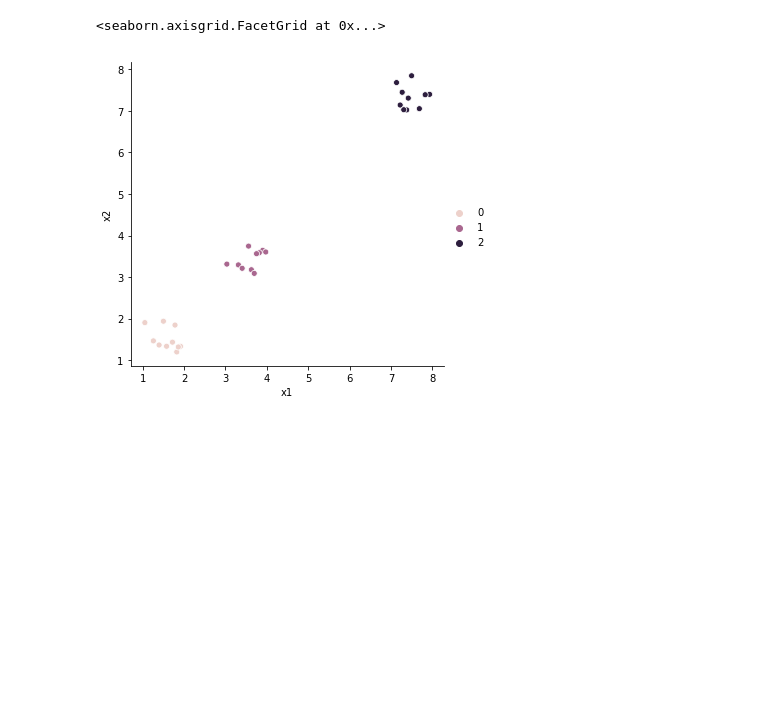
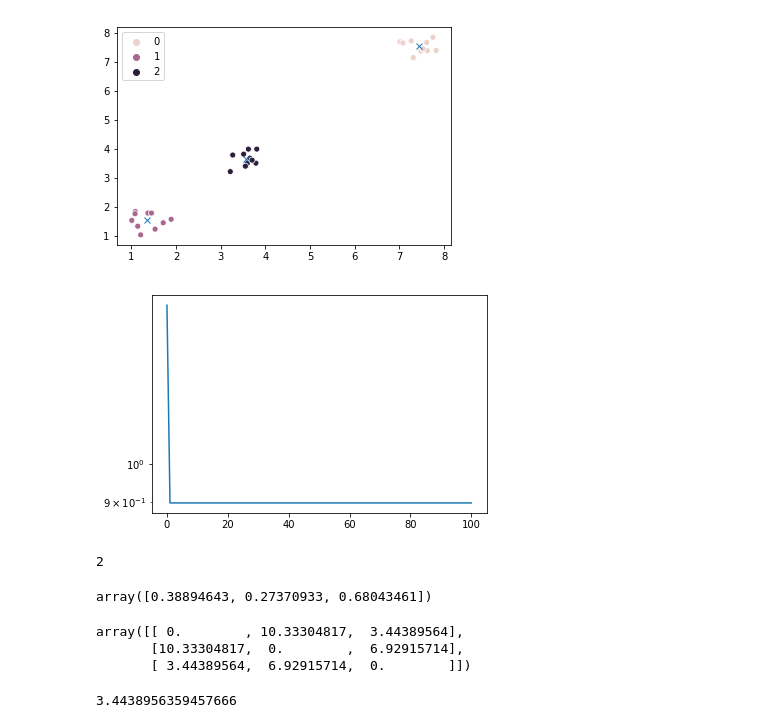
Before and after one commit to piovere/cs528p2, a Jupyter notebook: notebooks/scratch/05-jpowersl-Test_KMeans_class.ipynb, the cells around one changed output. Drawn from its saved outputs; the diff is of its cells as text; code cells hidden in the pictures; blank space fills up the shorter version.

```diff
--- a/notebooks/scratch/05-jpowersl-Test_KMeans_class.ipynb
+++ b/notebooks/scratch/05-jpowersl-Test_KMeans_class.ipynb
@@ -57,5 +67,28 @@ km100.error_
-# %%
-sns.relplot(x="x1", y="x2", data=df, hue=km100.predict(df.values))
-# %% [output]
-<seaborn.axisgrid.FacetGrid at 0x...>
-[figure, removed]
+# %%
+km100.plot_km(df.values)
+plt.savefig("test.png", dpi=1000)
+# %% [output]
+[figure, added]
+# %%
+plt.plot(km100.error_vs_conv_)
+plt.yscale('log')
+# %% [output]
+[figure, added]
+# %%
+km.conv_count_
+# %% [output]
+2
+# %%
+km.intracluster_distance(df.values)
+# %% [output]
+array([0.38894643, 0.27370933, 0.68043461])
+# %%
+km.intercluster_distance()
+# %% [output]
+array([[ 0.        , 10.33304817,  3.44389564],
+       [10.33304817,  0.        ,  6.92915714],
+       [ 3.44389564,  6.92915714,  0.        ]])
+# %%
+km.min_intercluster_distance()
+# %% [output]
+3.4438956359457666
```
Also changed, not shown: parts of 10 cells of this notebook.
